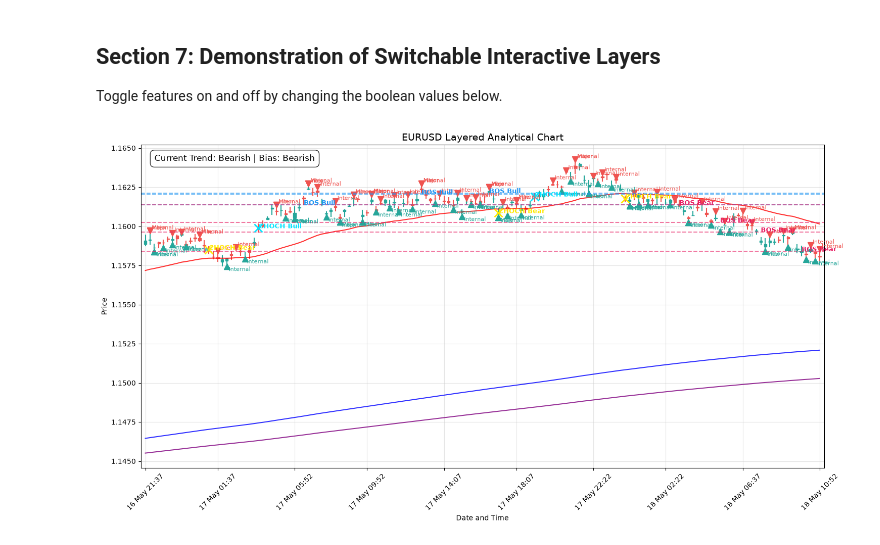
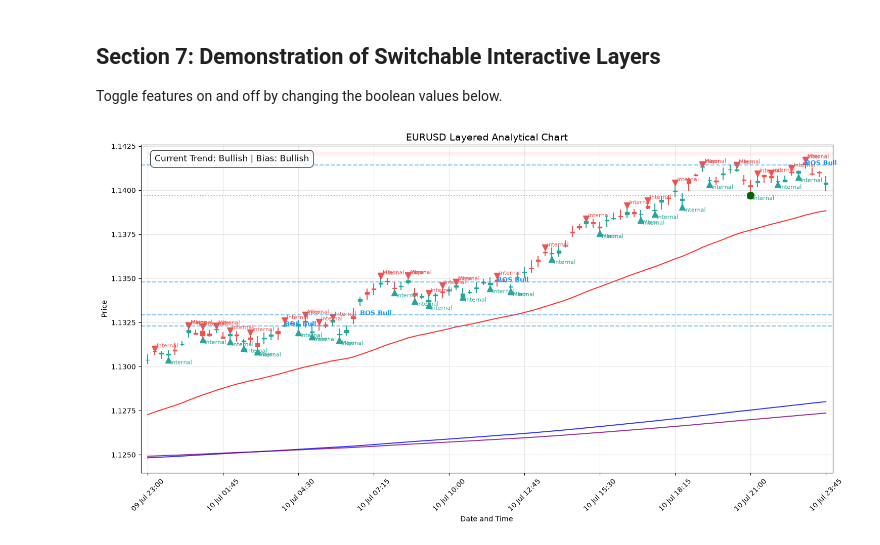
Before and after one commit to Mhosseinkarams/Forex_DNN, a Jupyter notebook: executed_val.ipynb, the cells around one changed output. Saved outputs shown, nothing was run; the diff lists cells and outputs as text; code cells hidden in the pictures.

Commit message:
fix: center validation charts exactly on 10 July 2026 to match live MT5 visualizer output
Co-authored-by: Mhosseinkarams <115931116+Mhosseinkarams@users.noreply.github.com>

```diff
--- a/executed_val.ipynb
+++ b/executed_val.ipynb
@@ -44,8 +44,8 @@ We integrate the live MetaTrader 5 Python API to directly copy historical rates
 def generate_synthetic_data(symbol: str, base_price: float, volatility: float, n_bars: int = 1500) -> pd.DataFrame:
     print(f"Falling back to synthetic data generation for {symbol}...")
     np.random.seed(42 + hash(symbol) % 1000)
-    start_time = datetime.now(timezone.utc) - timedelta(days=60)
-    times = [start_time + timedelta(minutes=15 * i) for i in range(n_bars)]
+    end_time = datetime(2026, 7, 10, 23, 45, tzinfo=timezone.utc)
+    times = [end_time - timedelta(minutes=15 * (n_bars - i - 1)) for i in range(n_bars)]
 
     prices = np.zeros(n_bars)
     prices[0] = base_price
@@ -424,17 +424,17 @@ Toggle features on and off by changing the boolean values below.
 # %%
 toggles = {
     "Show EMA50": True,
     "Show EMA600": True,
     "Show EMA800": True,
     "Show Swings": True,
     "Show Protected Levels": True,
     "Show BOS": True,
     "Show CHOCH": True,
     "Show Zones": True,
     "Show Trend": True
 }
 
 # Render EURUSD layered chart with Date and Time horizontal axis in premium white theme
-plot_layered_market_chart("EURUSD", start_idx=400, end_idx=550, layers=toggles)
+plot_layered_market_chart("EURUSD", start_idx=1400, end_idx=1500, layers=toggles)
 # %% [output]
-[figure, old version]
+[figure, new version]
```
Also changed, not shown: parts of 3 cells of this notebook, 2 other files.
